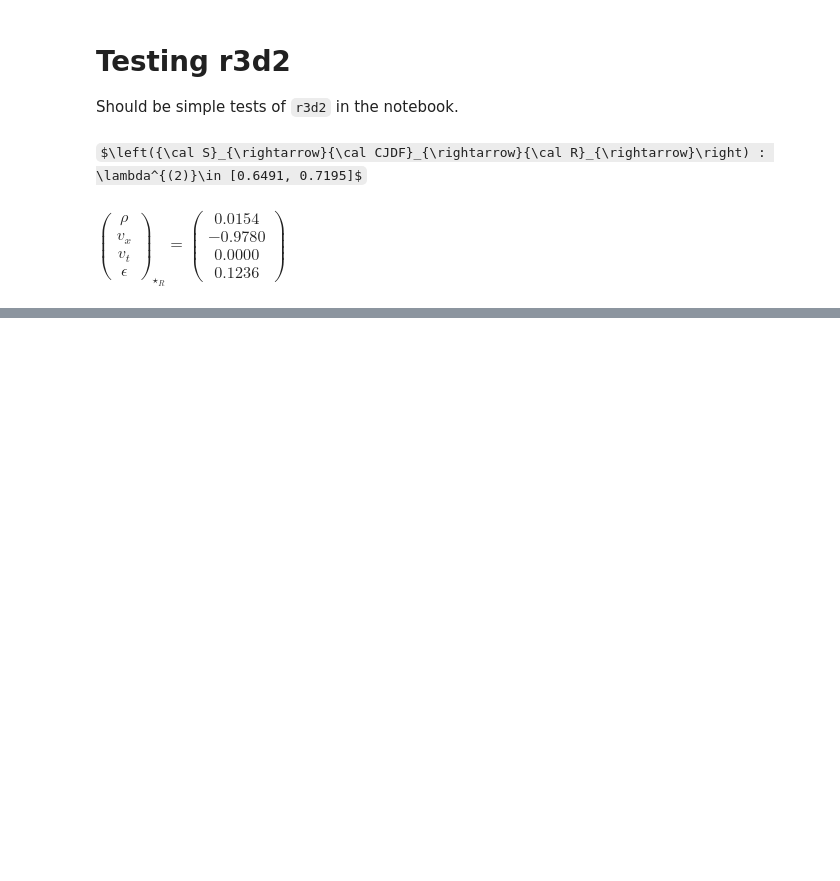
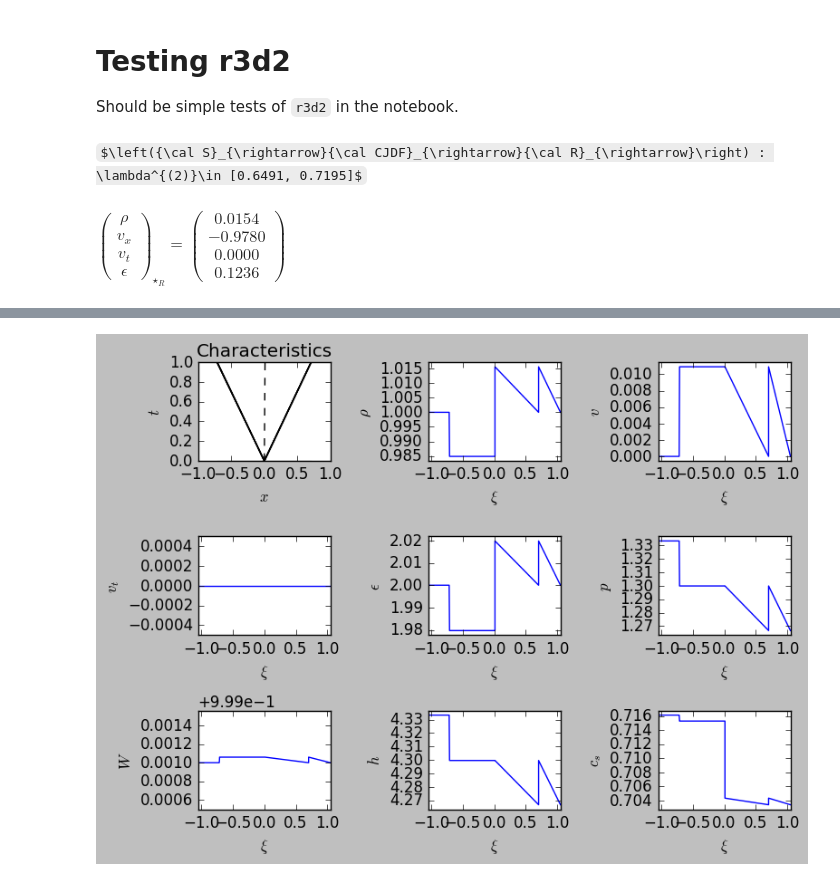
Before and after one commit to harpolea/r3d2, a Jupyter notebook: r3d2-testing.ipynb, the cells around one changed output, grey strips where cells are left out. Saved outputs shown, nothing was run; the diff lists cells and outputs as text; code cells hidden in the pictures; some formulas as TeX source; blank space fills up the shorter version.

Commit message:
Fix plotting of RP in notebook.
It plots. Hurray!

Solution is wrong for reactive case. Boo.

```diff
--- a/r3d2-testing.ipynb
+++ b/r3d2-testing.ipynb
@@ -33,0 +45,4 @@ $\begin{cases} \begin{pmatrix} \rho \\ v_x \\ v_t \\ \epsilon \end{pmatrix}\begi
+# %%
+display_png(rp)
+# %% [output]
+[figure, added]
```
Also changed, not shown: parts of 2 cells of this notebook, 2 other files.
